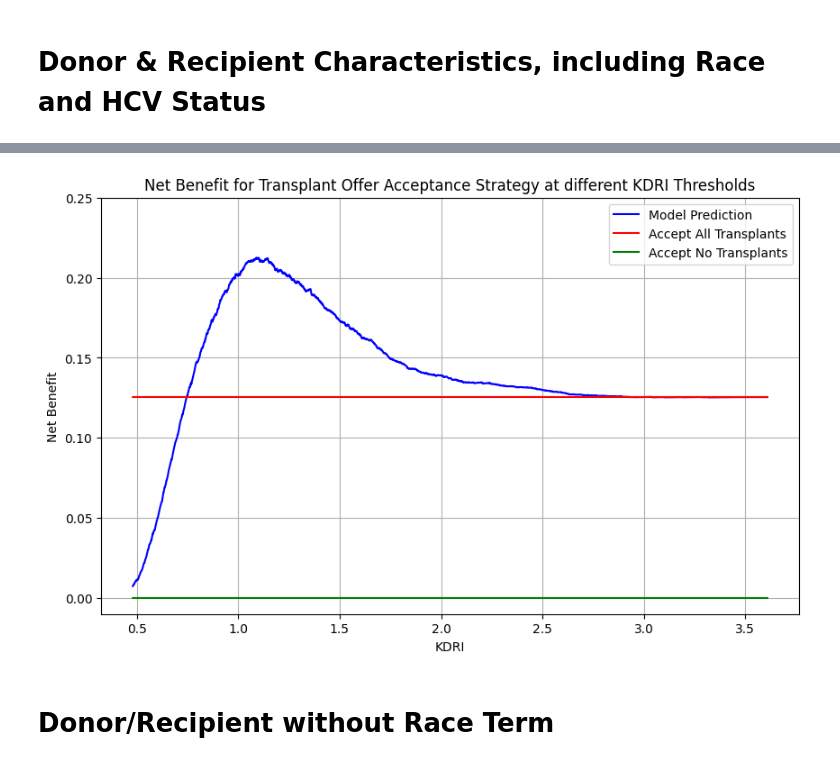
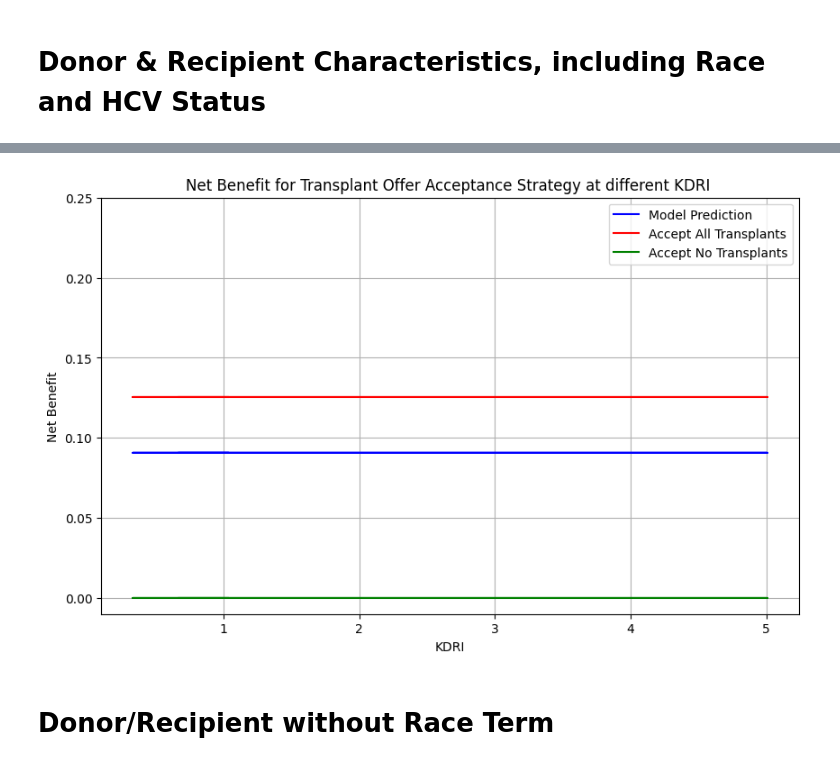
Before and after one commit to akhan390/-decision-curve-analysis-kdri, a Jupyter notebook: dca_preds_DR.ipynb, the cells around one changed output, grey strips where cells are left out. Saved outputs shown, nothing was run; the diff lists cells and outputs as text; code cells hidden in the pictures.

Commit message:
Net benefit curves calculated for different thresholds

```diff
--- a/dca_preds_DR.ipynb
+++ b/dca_preds_DR.ipynb
@@ -167,15 +109,18 @@ cph.print_summary()
 | log-likelihood ratio test | 2387.32 on 27 df |
 | -log2(p) of ll-ratio test | inf |
 # %%
-# Graft Failure prediction at 5 years
+# Predicted survival functions for each patient at up to 5 years post-transplant
 
 cph_pred_vals = \
     cph.predict_survival_function(df_validate,
                                     times = [5])
 
 
+time = 5
 
-df_validate['graft_failure_5_years'] = [1-val for val in cph_pred_vals.iloc[0,:]]
+df_validate['5_yr_survival_prob'] = cph_pred_vals.loc[time].values # Graft survival probability prediction at 5 years post-transplant
+
+df_validate['graft_failure_5_years'] = [1-val for val in cph_pred_vals.iloc[0,:]] #--> Graft Failure probability
 # %%
 from dcurves import dca, plot_graphs
 # %%
@@ -259,8 +227,8 @@ import numpy as np
 import pandas as pd
 import matplotlib.pyplot as plt
 
-# Set threshold range for KDRI
-kdri_thresholds = np.arange(0.48, 3.61, 0.001)  # Thresholds to evaluate (based on 2010 OPTN mapp8ing table)
+# array of KDRI values from validation set
+kdri_values = df_validate['KDRI'].to_numpy()
 N = len(df_validate)  # Total number of patients
 
 # Initialize lists to store net benefit values for each strategy
@@ -268,49 +236,45 @@ net_benefit_model = []
 net_benefit_accept_all = []
 net_benefit_accept_none = []  # Always 0 as no transplants are accepted
 
-# Set the desired probability threshold for survival benefit (e.g., 83% threshold for net benefit calculation)
+# Set the desired probability threshold for survival benefit based on patient preference
 desired_probability = 0.83
 odds_ratio = desired_probability / (1 - desired_probability)  # Converts desired probability to an odds ratio
 
-# Precompute total positives (graft survivals) and negatives (graft failures) in the data
-total_negatives = df_validate['REC_GRAFT_STAT'].sum()  # Total graft failures
-total_positives = N - total_negatives  # Total graft survivals
-
 # Precompute "Accept All" net benefit value, since it doesn't change across thresholds
 TP_accept_all = (df_validate['REC_GRAFT_STAT'] == 0).sum()  # Correctly predicted graft survivals
-FN_accept_all = (df_validate['REC_GRAFT_STAT'] == 1).sum()  # Actual graft failures
+FN_accept_all = N - TP_accept_all  # Actual graft failures
 net_benefit_accept_all_value = (TP_accept_all / N) - (FN_accept_all / N) * odds_ratio
 
-# Loop over each threshold in kdri_thresholds
-for threshold in kdri_thresholds:
-    # Vectorized calculations for TP and FP based on the current threshold
-    is_below_threshold = df_validate['KDRI'] < threshold
+# Loop over each value in kdri_values
+for kdri_value in kdri_values:
+    # Vectorized calculations for TP and FP based on the survival probability (corresponding to KDRI value in kdri_values )
+    is_below_threshold = df_validate['5_yr_survival_prob'] < desired_probability
     TP = ((is_below_threshold) & (df_validate['REC_GRAFT_STAT'] == 0)).sum()  # True Positives (survivals correctly identified)
     FP = ((is_below_threshold) & (df_validate['REC_GRAFT_STAT'] == 1)).sum()  # False Positives (failures incorrectly predicted as survivals)
 
     # Calculate net benefit for model strategy at the current threshold
     net_benefit_model_value = (TP / N) - (FP / N) * odds_ratio
     net_benefit_model.append(net_benefit_model_value)
 
     # Store "Accept All" and "Accept None" values
     net_benefit_accept_all.append(net_benefit_accept_all_value)
     net_benefit_accept_none.append(0)  # Always zero for "Accept None" strategy
 
 # Plot the results for different thresholds
 plt.figure(figsize=(10, 6))
-plt.plot(kdri_thresholds, net_benefit_model, 'b-', label='Model Prediction')
-plt.plot(kdri_thresholds, net_benefit_accept_all, 'r-', label='Accept All Transplants')
-plt.plot(kdri_thresholds, net_benefit_accept_none, 'g-', label='Accept No Transplants')
+plt.plot(kdri_values, net_benefit_model, 'b-', label='Model Prediction')
+plt.plot(kdri_values, net_benefit_accept_all, 'r-', label='Accept All Transplants')
+plt.plot(kdri_values, net_benefit_accept_none, 'g-', label='Accept No Transplants')
 
 plt.xlabel("KDRI")
 plt.ylabel("Net Benefit")
-plt.title("Net Benefit for Transplant Offer Acceptance Strategy at different KDRI Thresholds")
+plt.title("Net Benefit for Transplant Offer Acceptance Strategy at different KDRI ")
 plt.ylim(-0.01, 0.25)
 plt.legend()
 plt.grid(True)
 plt.show()
 # %% [output]
-[figure, old version]
+[figure, new version]
 # %%
 curve_A = net_benefit_model
 # %% [markdown]
```
Also changed, not shown: parts of 22 cells of this notebook, 5 other files.
